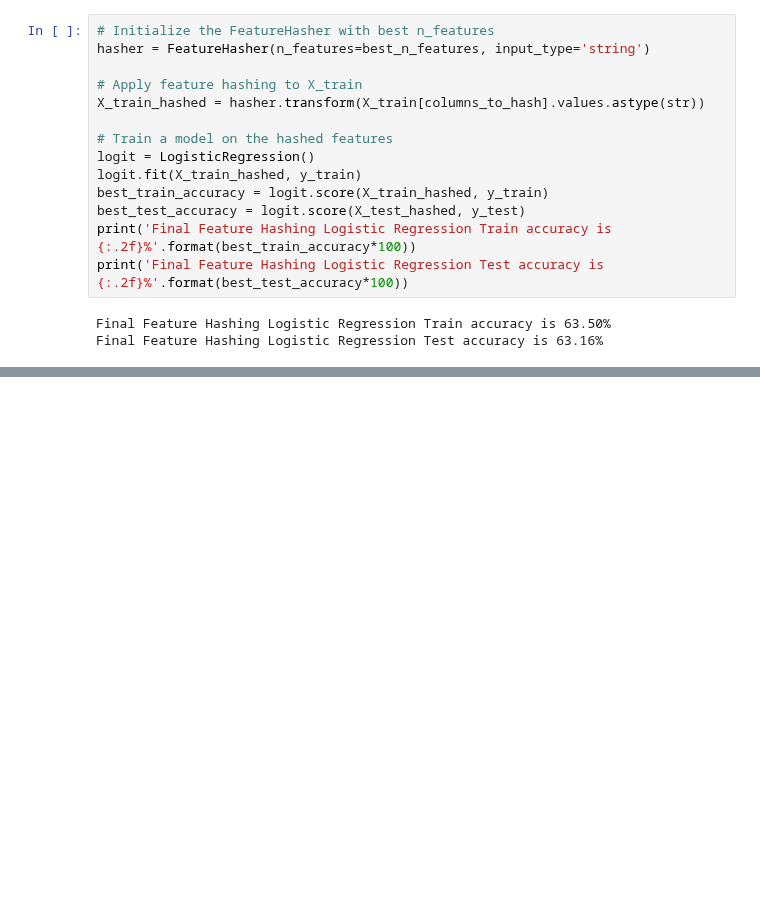
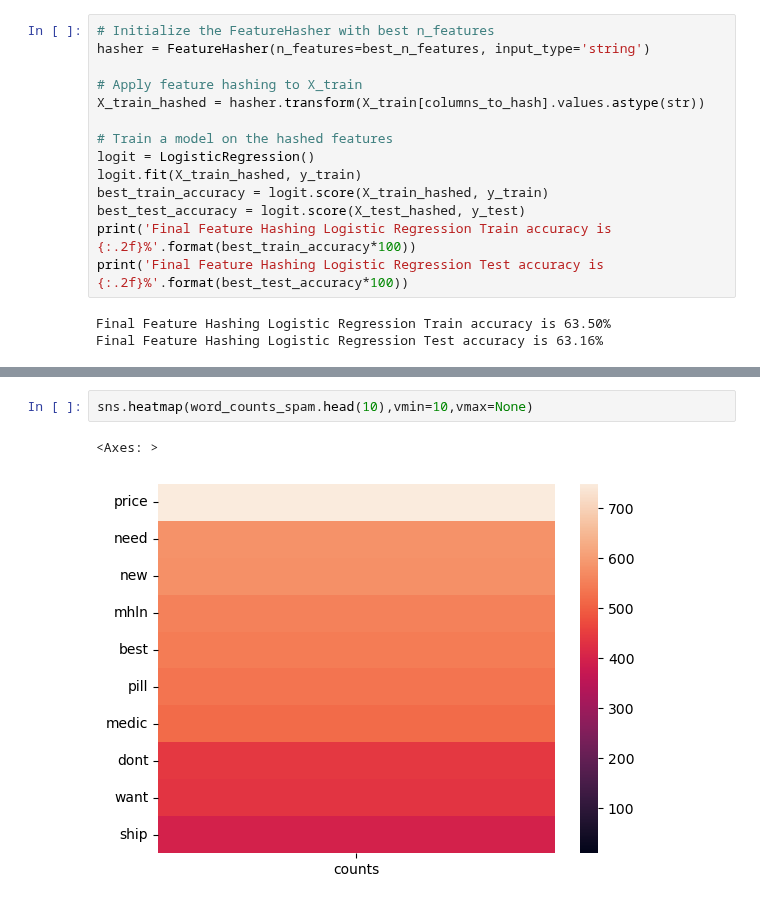
Before and after one commit to dfrancis-tech/email_spam, a Jupyter notebook: Feature_Engineering.ipynb, the cells around one changed output, grey strips where cells are left out. Cells and saved outputs as stored; diff of their text form; blank space fills up the shorter version.

```diff
--- a/Feature_Engineering.ipynb
+++ b/Feature_Engineering.ipynb
@@ -802,0 +866,5 @@ The shape of X_validation is (5600, 87)
+# %%
+sns.heatmap(word_counts_spam.head(10),vmin=10,vmax=None)
+# %% [output]
+<Axes: >
+[figure, added]
```
Also changed, not shown: parts of 53 cells of this notebook.
